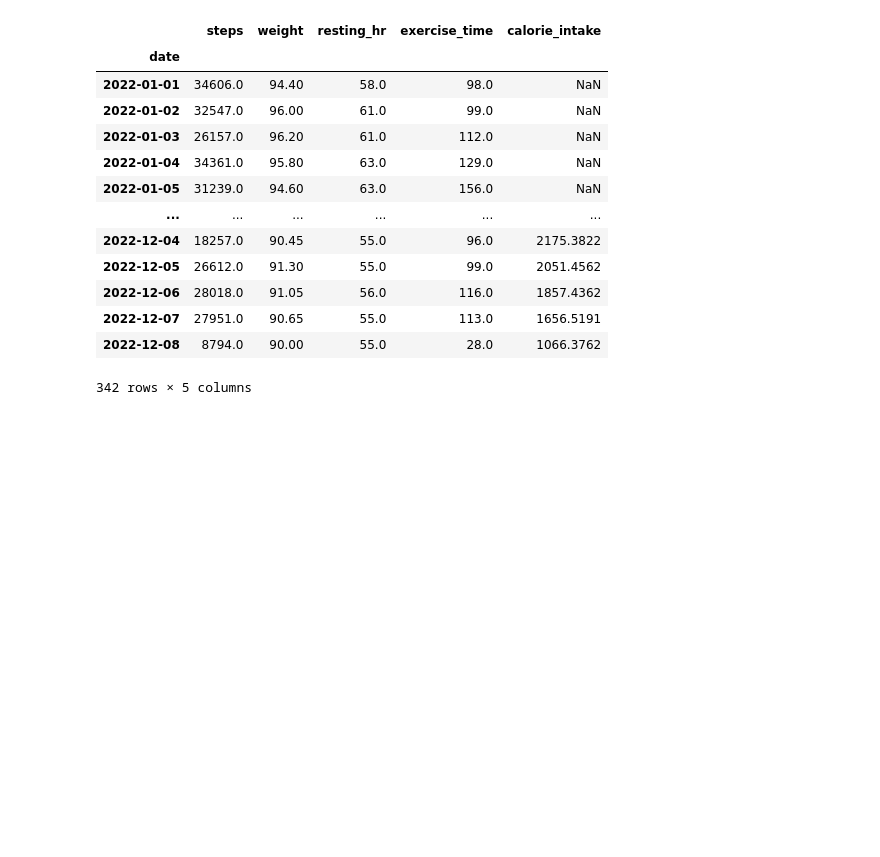
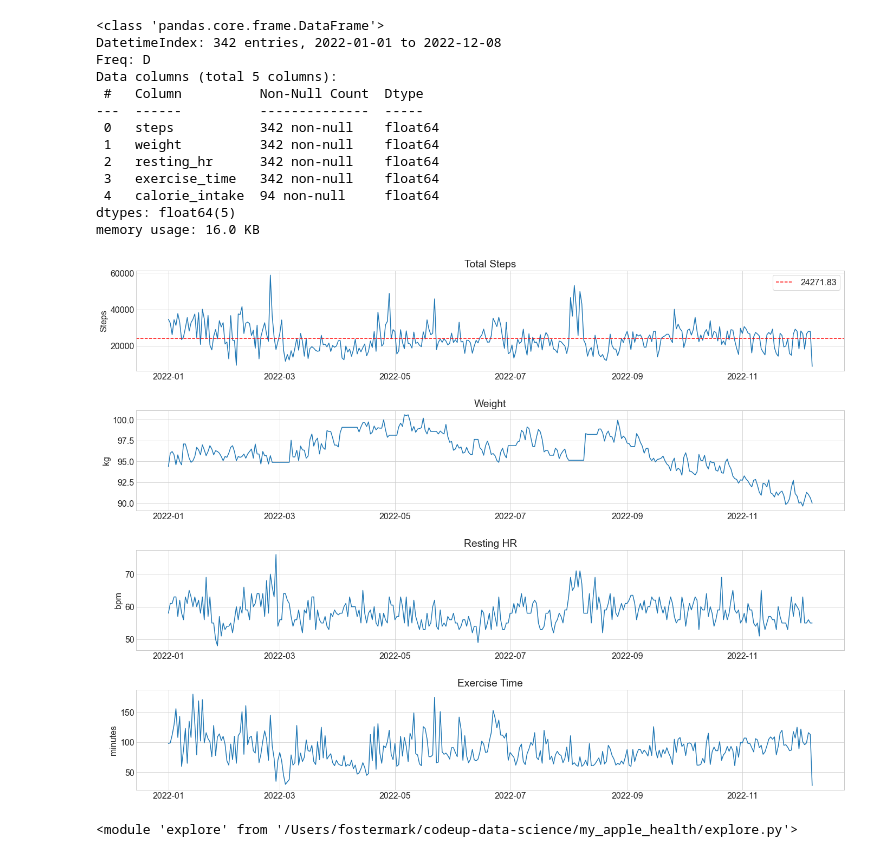
Before and after one commit to markydoug/my_apple_health, a Jupyter notebook: daily_info_explore.ipynb, the cells around one changed output. Drawn from its saved outputs; the diff is of its cells as text; code cells hidden in the pictures; blank space fills up the shorter version.

Commit message:
Update visualization function

```diff
--- a/daily_info_explore.ipynb
+++ b/daily_info_explore.ipynb
@@ -12,3 +13,8 @@ import wrangle as w
+# %%
+# plotting defaults
+plt.rc('figure', figsize=(20, 7))
+plt.style.use('seaborn-whitegrid')
+plt.rc('font', size=16)
 # %%
 records = w.get_health_data('Record')
 # %%
@@ -18,19 +24,43 @@ records = w.records_list_time_zone_fun(records)
 # %%
 daily_info = w.get_daily_info(records)
 # %%
-daily_info['2022']
+daily_info['2022'].info()
 # %% [output]
-|  | steps | weight | resting_hr | exercise_time | calorie_intake |
-| date |  |  |  |  |  |
-| 2022-01-01 | 34606.0 | 94.40 | 58.0 | 98.0 | NaN |
-| 2022-01-02 | 32547.0 | 96.00 | 61.0 | 99.0 | NaN |
-| 2022-01-03 | 26157.0 | 96.20 | 61.0 | 112.0 | NaN |
-| 2022-01-04 | 34361.0 | 95.80 | 63.0 | 129.0 | NaN |
-| 2022-01-05 | 31239.0 | 94.60 | 63.0 | 156.0 | NaN |
-| ... | ... | ... | ... | ... | ... |
-| 2022-12-04 | 18257.0 | 90.45 | 55.0 | 96.0 | 2175.3822 |
-| 2022-12-05 | 26612.0 | 91.30 | 55.0 | 99.0 | 2051.4562 |
-| 2022-12-06 | 28018.0 | 91.05 | 56.0 | 116.0 | 1857.4362 |
-| 2022-12-07 | 27951.0 | 90.65 | 55.0 | 113.0 | 1656.5191 |
-| 2022-12-08 | 8794.0 | 90.00 | 55.0 | 28.0 | 1066.3762 |
-342 rows × 5 columns
+<class 'pandas.core.frame.DataFrame'>
+DatetimeIndex: 342 entries, 2022-01-01 to 2022-12-08
+Freq: D
+Data columns (total 5 columns):
+ #   Column          Non-Null Count  Dtype
+---  ------          --------------  -----
+ 0   steps           342 non-null    float64
+ 1   weight          342 non-null    float64
+ 2   resting_hr      342 non-null    float64
+ 3   exercise_time   342 non-null    float64
+ 4   calorie_intake  94 non-null     float64
+dtypes: float64(5)
+memory usage: 16.0 KB
+# %%
+        fig, ax = plt.subplots(4,1, figsize=(20,15))
+        fig.tight_layout(pad=3.0)
+
+        ax[0].plot(daily_info['2022'].steps)
+        ax[0].set_title('Total Steps')
+        ax[0].set_ylabel('Steps')
+        ax[0].axhline(daily_info['2022'].steps.mean(), color = 'r', linestyle = '--', label=f'{round(daily_info["2022"].steps.mean(),2)}')
+        ax[0].legend(loc = 'upper right', frameon=True)
+
+        ax[1].plot(daily_info['2022'].weight)
+        ax[1].set_title('Weight')
+        ax[1].set_ylabel('kg')
+
+        ax[2].plot(daily_info['2022'].resting_hr)
+        ax[2].set_title('Resting HR')
+        ax[2].set_ylabel('bpm')
+
+        ax[3].plot(daily_info['2022'].exercise_time)
+        ax[3].set_title('Exercise Time')
+        ax[3].set_ylabel('minutes')
+
+        plt.show()
+# %% [output]
+[figure, added]
@@ -36,0 +69,4 @@ daily_info['2022']
+# %%
+reload(e)
+# %% [output]
+<module 'explore' from '/Users/fostermark/codeup-data-science/my_apple_health/explore.py'>
```
Also changed, not shown: parts of 3 cells of this notebook, 1 other file.
